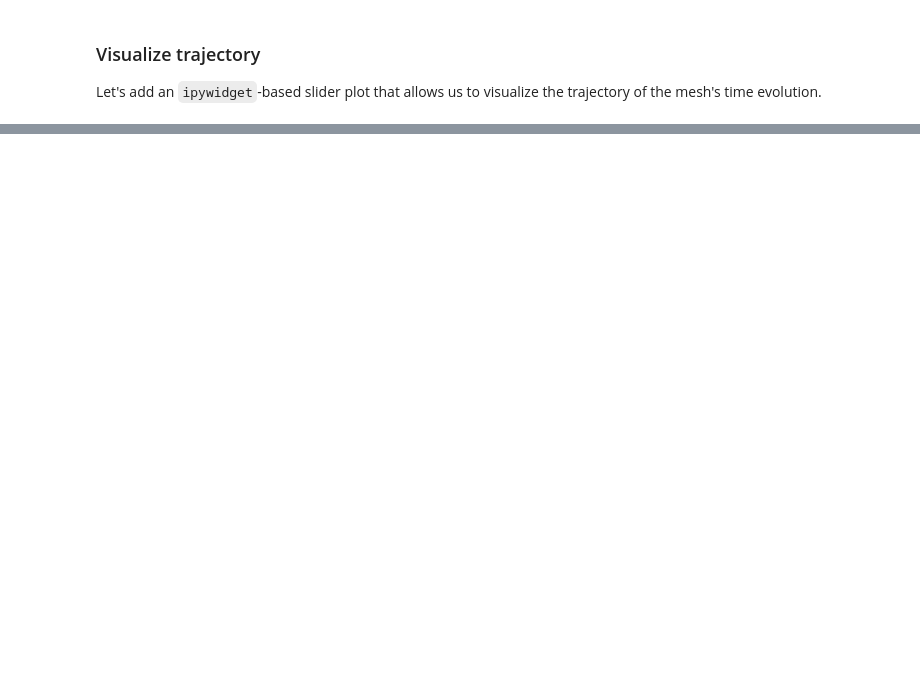
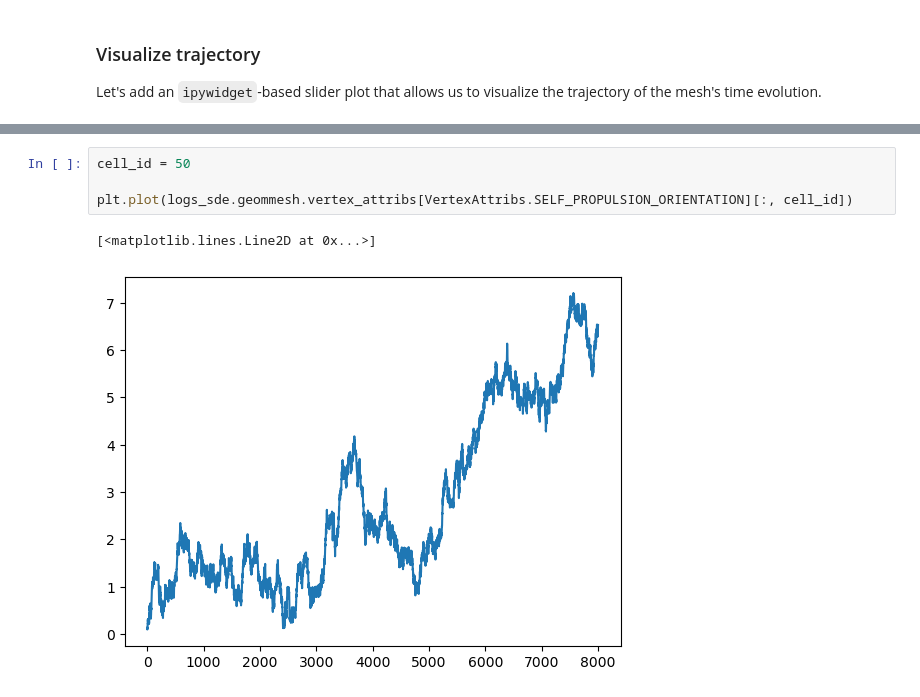
Before and after one commit to nikolas-claussen/triangulax, a Jupyter notebook: nbs/03_area_perimeter_model.ipynb, the cells around one changed output, grey strips where cells are left out. Drawn from its saved outputs; the diff is of its cells as text; blank space fills up the shorter version.

```diff
--- a/nbs/03_area_perimeter_model.ipynb
+++ b/nbs/03_area_perimeter_model.ipynb
@@ -502,0 +815,7 @@ Let's add an `ipywidget`-based slider plot that allows us to visualize the traje
+# %%
+cell_id = 50
+
+plt.plot(logs_sde.geommesh.vertex_attribs[VertexAttribs.SELF_PROPULSION_ORIENTATION][:, cell_id])
+# %% [output]
+[<matplotlib.lines.Line2D at 0x...>]
+[figure, added]
```
Also changed, not shown: parts of 28 cells of this notebook, 53 other files.
